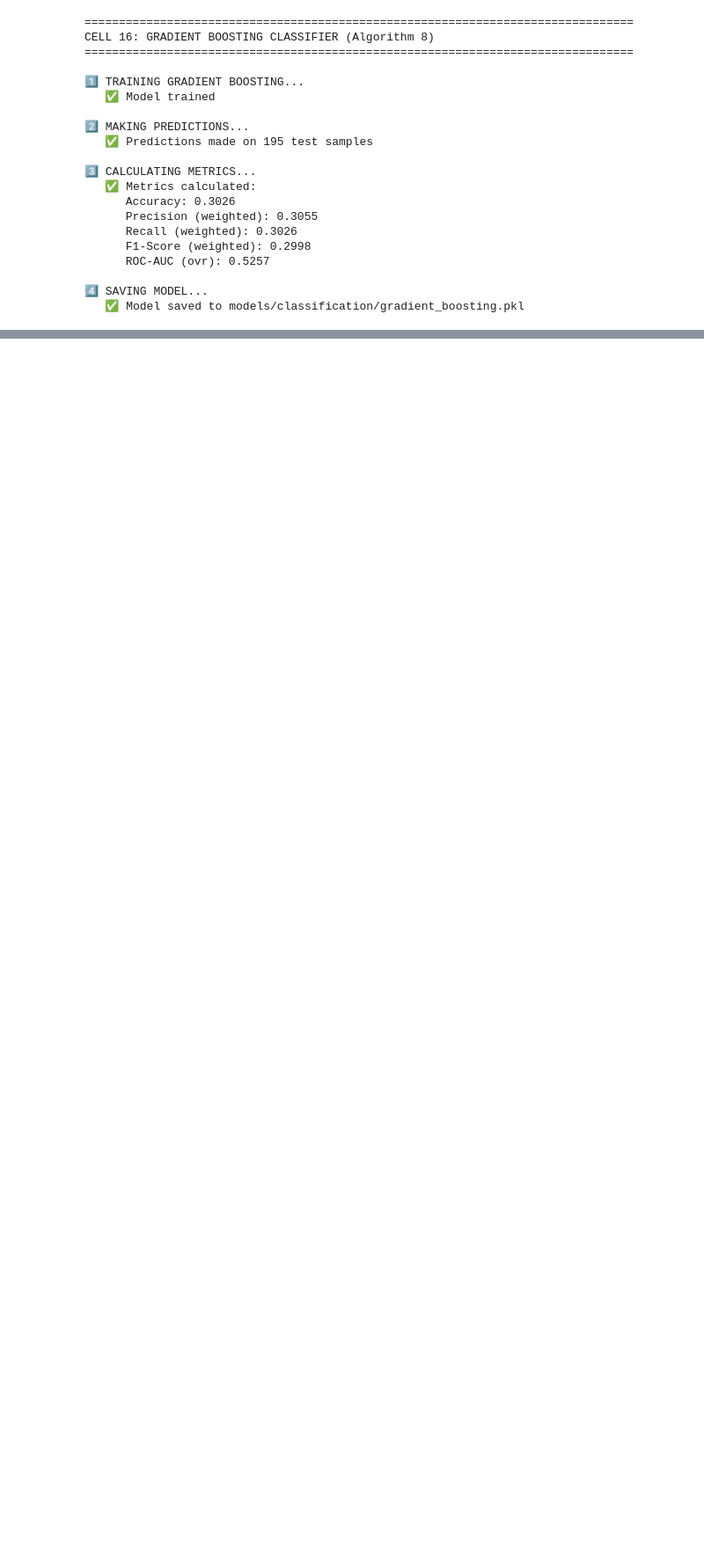
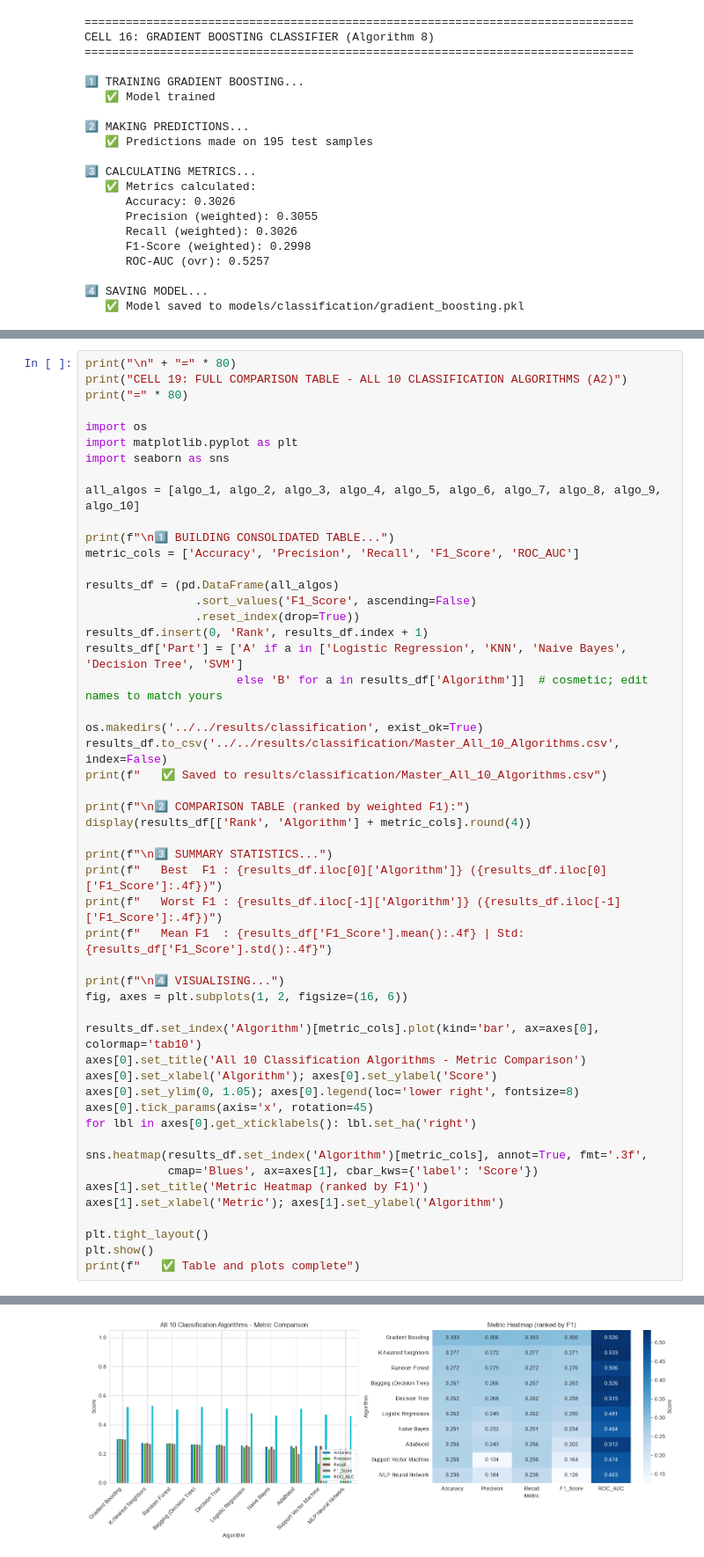
Before and after one commit to Dhaurshand/FitSense, a Jupyter notebook: Notebooks/Classification/classification.ipynb, the cells around one changed output, grey strips where cells are left out. Shown at 88% size. Drawn from its saved outputs; the diff is of its cells as text; blank space fills up the shorter version.

Commit message:
Complete Part B: add Bagging and MLP classifiers and finalize the 10-algorithm comparison table

```diff
--- a/Notebooks/Classification/classification.ipynb
+++ b/Notebooks/Classification/classification.ipynb
@@ -1638,0 +1825,52 @@ CELL 16: GRADIENT BOOSTING CLASSIFIER (Algorithm 8)
+# %%
+print("\n" + "=" * 80)
+print("CELL 19: FULL COMPARISON TABLE - ALL 10 CLASSIFICATION ALGORITHMS (A2)")
+print("=" * 80)
+
+import os
+import matplotlib.pyplot as plt
+import seaborn as sns
+
+all_algos = [algo_1, algo_2, algo_3, algo_4, algo_5, algo_6, algo_7, algo_8, algo_9, algo_10]
+
+print(f"\n1️⃣ BUILDING CONSOLIDATED TABLE...")
+metric_cols = ['Accuracy', 'Precision', 'Recall', 'F1_Score', 'ROC_AUC']
+
+results_df = (pd.DataFrame(all_algos)
+                .sort_values('F1_Score', ascending=False)
+                .reset_index(drop=True))
+results_df.insert(0, 'Rank', results_df.index + 1)
+results_df['Part'] = ['A' if a in ['Logistic Regression', 'KNN', 'Naive Bayes', 'Decision Tree', 'SVM']
+                      else 'B' for a in results_df['Algorithm']]  # cosmetic; edit names to match yours
+
+os.makedirs('../../results/classification', exist_ok=True)
+results_df.to_csv('../../results/classification/Master_All_10_Algorithms.csv', index=False)
+print(f"   ✅ Saved to results/classification/Master_All_10_Algorithms.csv")
+
+print(f"\n2️⃣ COMPARISON TABLE (ranked by weighted F1):")
+display(results_df[['Rank', 'Algorithm'] + metric_cols].round(4))
+
+print(f"\n3️⃣ SUMMARY STATISTICS...")
+print(f"   Best  F1 : {results_df.iloc[0]['Algorithm']} ({results_df.iloc[0]['F1_Score']:.4f})")
+print(f"   Worst F1 : {results_df.iloc[-1]['Algorithm']} ({results_df.iloc[-1]['F1_Score']:.4f})")
+print(f"   Mean F1  : {results_df['F1_Score'].mean():.4f} | Std: {results_df['F1_Score'].std():.4f}")
+
+print(f"\n4️⃣ VISUALISING...")
+fig, axes = plt.subplots(1, 2, figsize=(16, 6))
+
+results_df.set_index('Algorithm')[metric_cols].plot(kind='bar', ax=axes[0], colormap='tab10')
+axes[0].set_title('All 10 Classification Algorithms - Metric Comparison')
+axes[0].set_xlabel('Algorithm'); axes[0].set_ylabel('Score')
+axes[0].set_ylim(0, 1.05); axes[0].legend(loc='lower right', fontsize=8)
+axes[0].tick_params(axis='x', rotation=45)
+for lbl in axes[0].get_xticklabels(): lbl.set_ha('right')
+
+sns.heatmap(results_df.set_index('Algorithm')[metric_cols], annot=True, fmt='.3f',
+            cmap='Blues', ax=axes[1], cbar_kws={'label': 'Score'})
+axes[1].set_title('Metric Heatmap (ranked by F1)')
+axes[1].set_xlabel('Metric'); axes[1].set_ylabel('Algorithm')
+
+plt.tight_layout()
+plt.show()
+print(f"   ✅ Table and plots complete")
+# %% [output]
@@ -1638,0 +1902 @@ CELL 16: GRADIENT BOOSTING CLASSIFIER (Algorithm 8)
+[figure, added]
```
Also changed, not shown: parts of 5 cells of this notebook, 11 other files.
